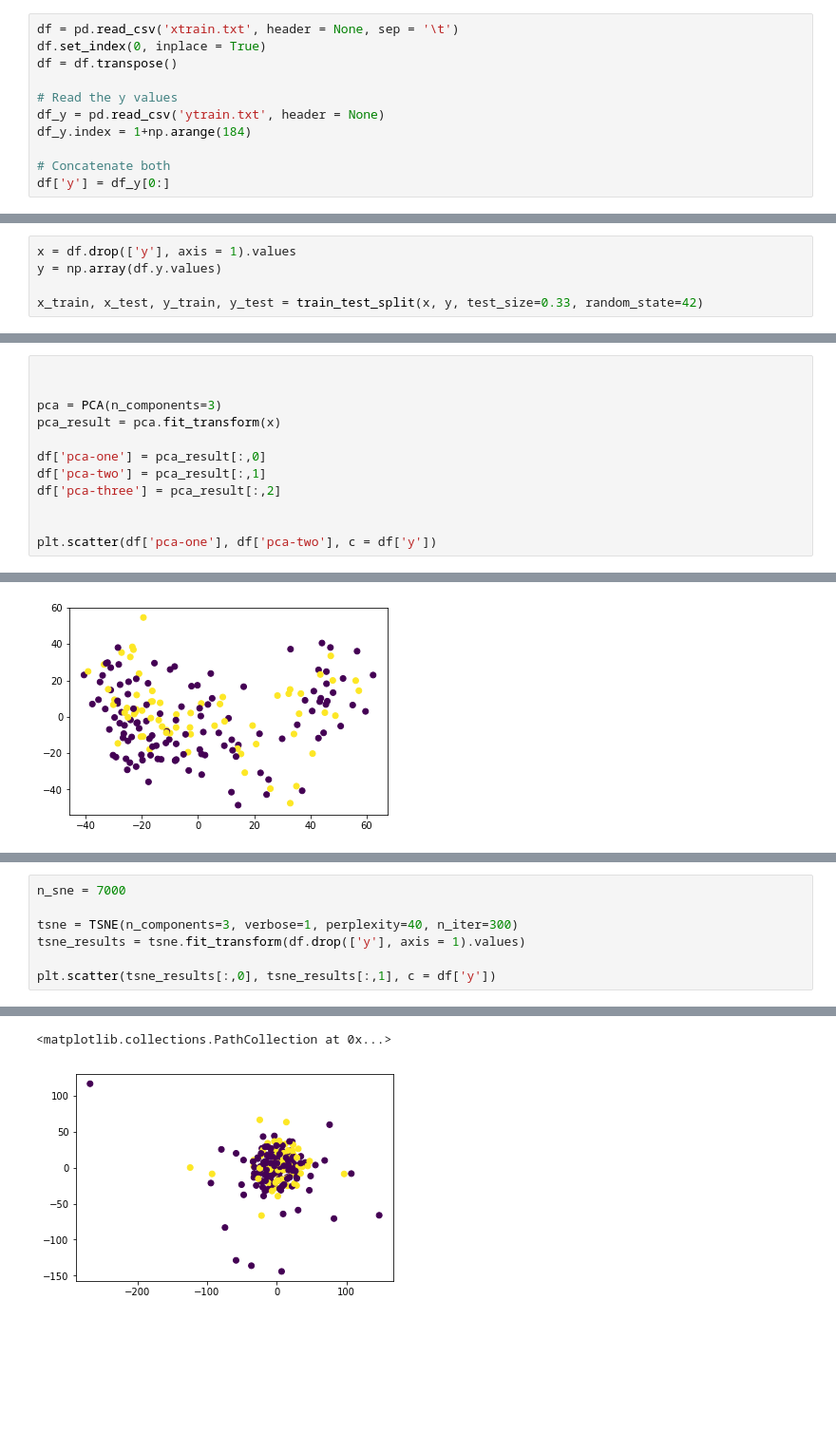
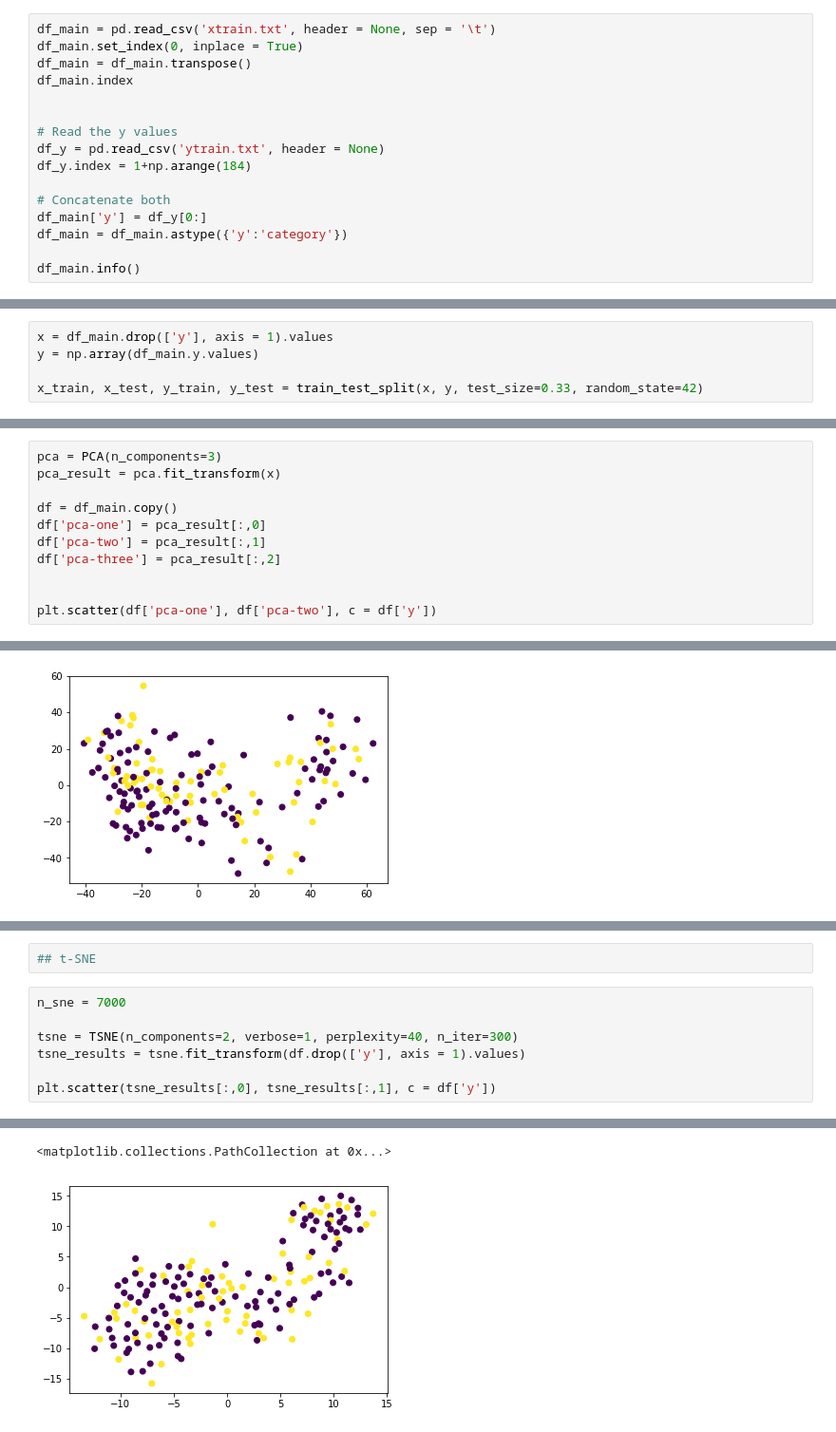
Before and after one commit to salelkafrawy/breast_cancer_relapse, a Jupyter notebook: Breast_Cancer_Project.ipynb, the cells around one changed output, grey strips where cells are left out. Shown at 95% size. Saved outputs shown, nothing was run; the diff lists cells and outputs as text; blank space fills up the shorter version.

```diff
--- a/Breast_Cancer_Project.ipynb
+++ b/Breast_Cancer_Project.ipynb
@@ -18,13 +20,18 @@ import matplotlib.pyplot as plt
 
 warnings.filterwarnings('ignore')
 # %%
-df = pd.read_csv('xtrain.txt', header = None, sep = '\t')
-df.set_index(0, inplace = True)
-df = df.transpose()
+df_main = pd.read_csv('xtrain.txt', header = None, sep = '\t')
+df_main.set_index(0, inplace = True)
+df_main = df_main.transpose()
+df_main.index
+
 
 # Read the y values
 df_y = pd.read_csv('ytrain.txt', header = None)
 df_y.index = 1+np.arange(184)
 
 # Concatenate both
-df['y'] = df_y[0:]
+df_main['y'] = df_y[0:]
+df_main = df_main.astype({'y':'category'})
+
+df_main.info()
@@ -43,7 +47,7 @@ df.to_csv('breast_genes.csv', index = False)
 # %% [markdown]
 # Applying Different Models
 # %%
-x = df.drop(['y'], axis = 1).values
-y = np.array(df.y.values)
+x = df_main.drop(['y'], axis = 1).values
+y = np.array(df_main.y.values)
 
 x_train, x_test, y_train, y_test = train_test_split(x, y, test_size=0.33, random_state=42)
@@ -204,9 +203,8 @@ roc_auc_score(y_test, pred)
 # %%
-
-
 pca = PCA(n_components=3)
 pca_result = pca.fit_transform(x)
 
+df = df_main.copy()
 df['pca-one'] = pca_result[:,0]
 df['pca-two'] = pca_result[:,1]
 df['pca-three'] = pca_result[:,2]
@@ -229,7 +227,9 @@ ax.scatter(df['pca-one'], df['pca-two'], df['pca-three'], alpha=0.8, c=df.y, edg
+# %%
+## t-SNE
 # %%
 n_sne = 7000
 
-tsne = TSNE(n_components=3, verbose=1, perplexity=40, n_iter=300)
+tsne = TSNE(n_components=2, verbose=1, perplexity=40, n_iter=300)
 tsne_results = tsne.fit_transform(df.drop(['y'], axis = 1).values)
 
 plt.scatter(tsne_results[:,0], tsne_results[:,1], c = df['y'])
@@ -244,3 +244,3 @@ plt.scatter(tsne_results[:,0], tsne_results[:,1], c = df['y'])
 <matplotlib.collections.PathCollection at 0x...>
-[figure, old version]
+[figure, new version]
 # %%
```
Also changed, not shown: parts of 37 cells of this notebook.
